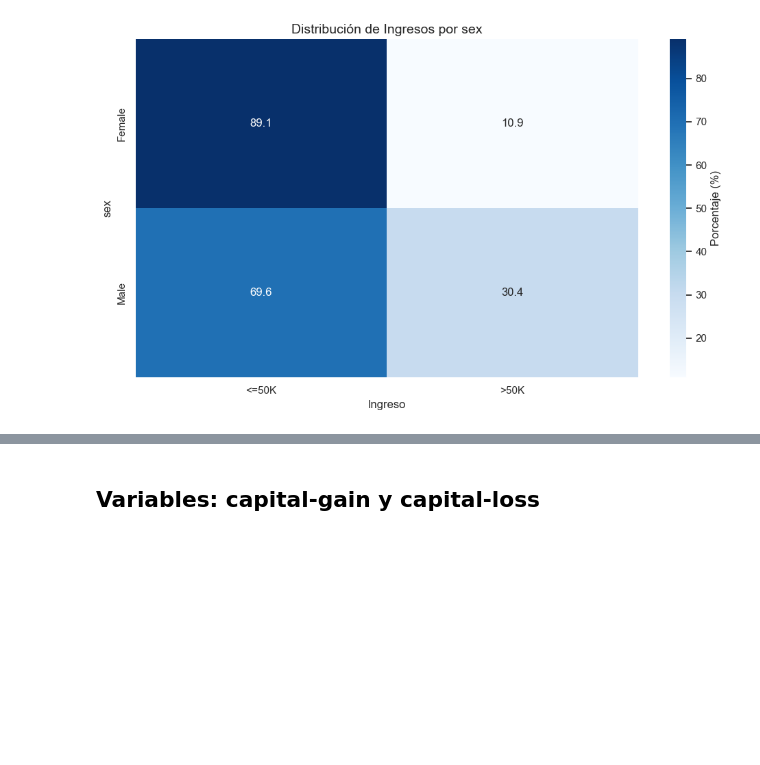
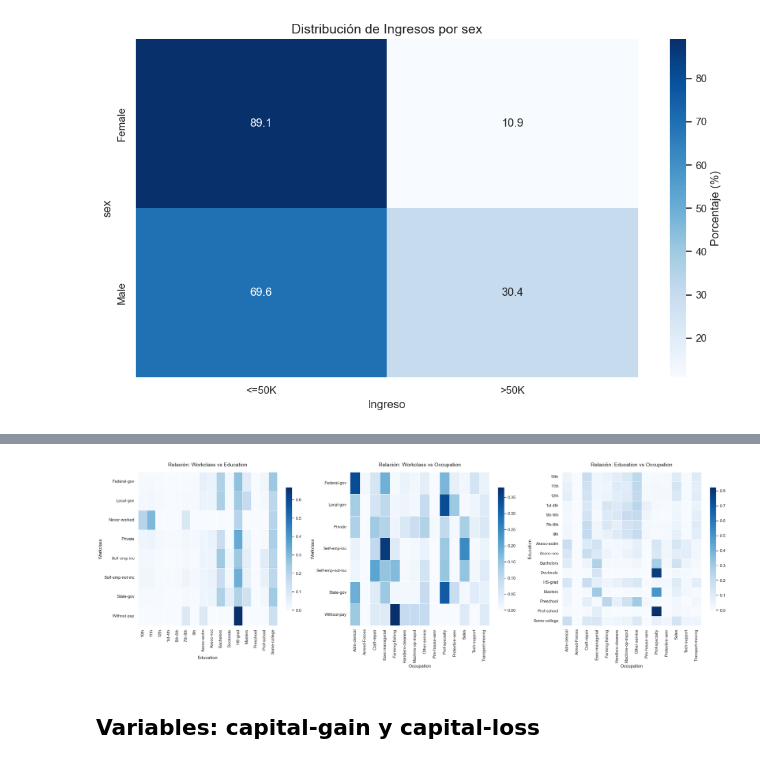
Before and after one commit to Marcelloprime/rnn_adult_income_prediction, a Jupyter notebook: 01_eda.ipynb, the cells around one changed output, grey strips where cells are left out. Cells and saved outputs as stored; diff of their text form; code cells hidden in the pictures; blank space fills up the shorter version.

```diff
--- a/01_eda.ipynb
+++ b/01_eda.ipynb
@@ -477,0 +485,36 @@ for var in nom_cols.drop(columns=['native-country']):
+# %%
+fig, axes = plt.subplots(1, 3, figsize=(24, 8))
+
+# 3. Definimos los pares que vamos a cruzar
+pares = [
+    ('workclass', 'education'),   # Reemplaza 'education' por tu variable agrupada si deseas
+    ('workclass', 'occupation'),
+    ('education', 'occupation')
+]
+
+# 4. Bucle para generar cada mapa de calor
+for i, (var_y, var_x) in enumerate(pares):
+    # Calculamos la tabla cruzada normalizada por filas
+    crosstab = pd.crosstab(df[var_y], df[var_x], normalize='index')
+
+    # Dibujamos el heatmap en su respectivo 'eje' (axes[i])
+    sns.heatmap(crosstab,
+                annot=False,    # Cambia a True si usas variables agrupadas (habrá espacio para los números)
+                cmap='Blues',
+                linewidths=0.5,
+                ax=axes[i],     # Esto es la clave: le dice en qué parte de la cuadrícula dibujarse
+                cbar_kws={'shrink': 0.8})
+
+    # Ajustes estéticos para que se vea profesional
+    axes[i].set_title(f'Relación: {var_y.capitalize()} vs {var_x.capitalize()}', fontsize=14, pad=15)
+    axes[i].set_ylabel(var_y.capitalize(), fontsize=12)
+    axes[i].set_xlabel(var_x.capitalize(), fontsize=12)
+
+    # Rotamos las etiquetas del eje X para que los textos largos no se pisen
+    axes[i].tick_params(axis='x', rotation=90)
+
+# Ajusta los márgenes automáticamente para que nada quede cortado
+plt.tight_layout()
+plt.show()
+# %% [output]
+[figure, added]
```
Also changed, not shown: parts of 9 cells of this notebook.
